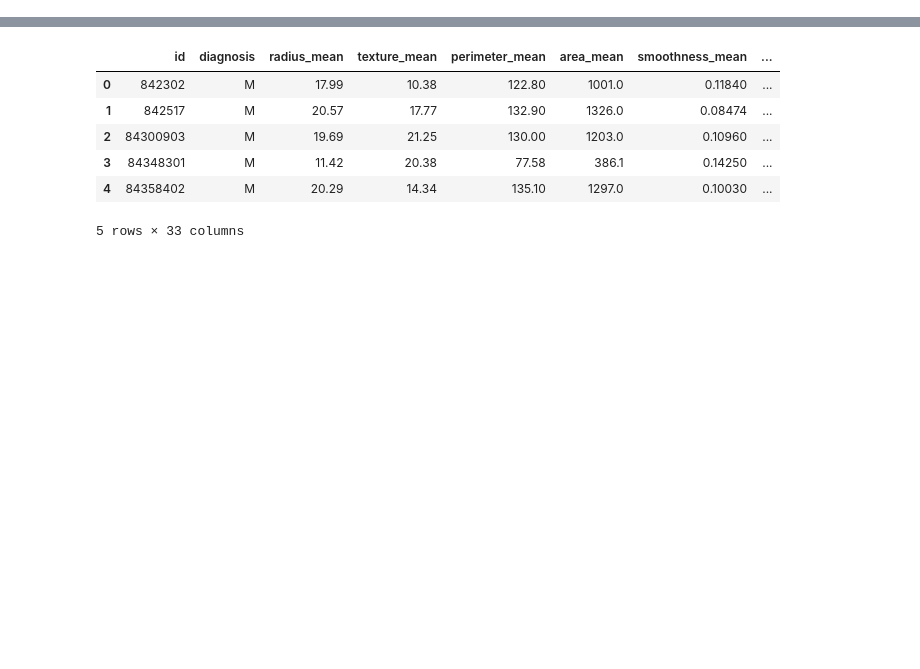
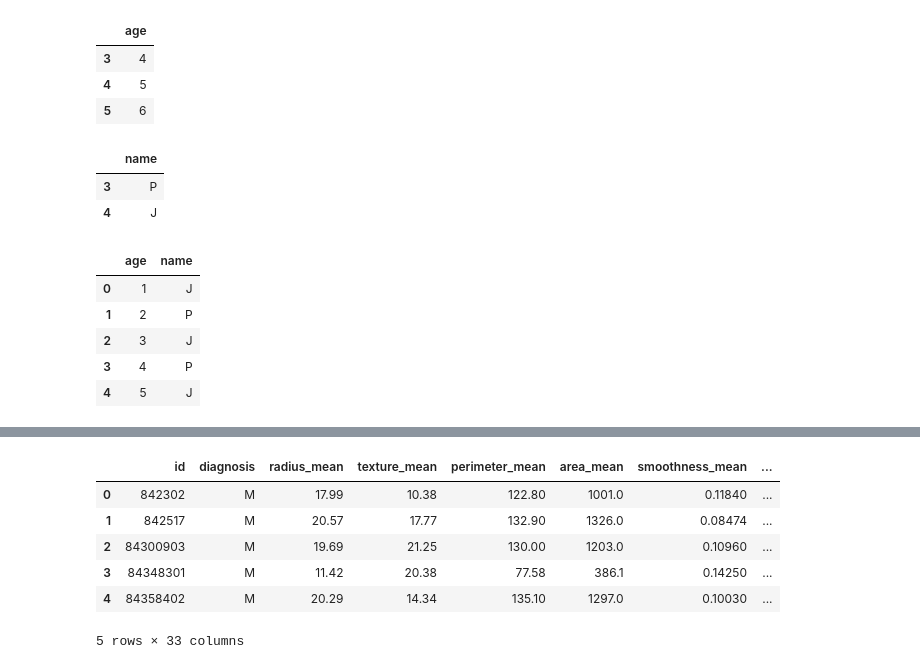
Before and after one commit to khyatidahiya/TECHINCAL_TRAINING_ASSIGNMENTS, a Jupyter notebook: Breast_cancer_Data_visualisation.ipynb, the cells around one changed output, grey strips where cells are left out. Cells and saved outputs as stored; diff of their text form; code cells hidden in the pictures; blank space fills up the shorter version.

```diff
--- a/Breast_cancer_Data_visualisation.ipynb
+++ b/Breast_cancer_Data_visualisation.ipynb
@@ -2,0 +299,22 @@
+# %%
+df.loc[ 3:5, ['age']]
+# %% [output]
+|  | age |
+| 3 | 4 |
+| 4 | 5 |
+| 5 | 6 |
+# %%
+df.iloc[ 3:5, [1]]
+# %% [output]
+|  | name |
+| 3 | P |
+| 4 | J |
+# %%
+df.iloc[:5, :]
+# %% [output]
+|  | age | name |
+| 0 | 1 | J |
+| 1 | 2 | P |
+| 2 | 3 | J |
+| 3 | 4 | P |
+| 4 | 5 | J |
```
Also changed, not shown: parts of 46 cells of this notebook.
